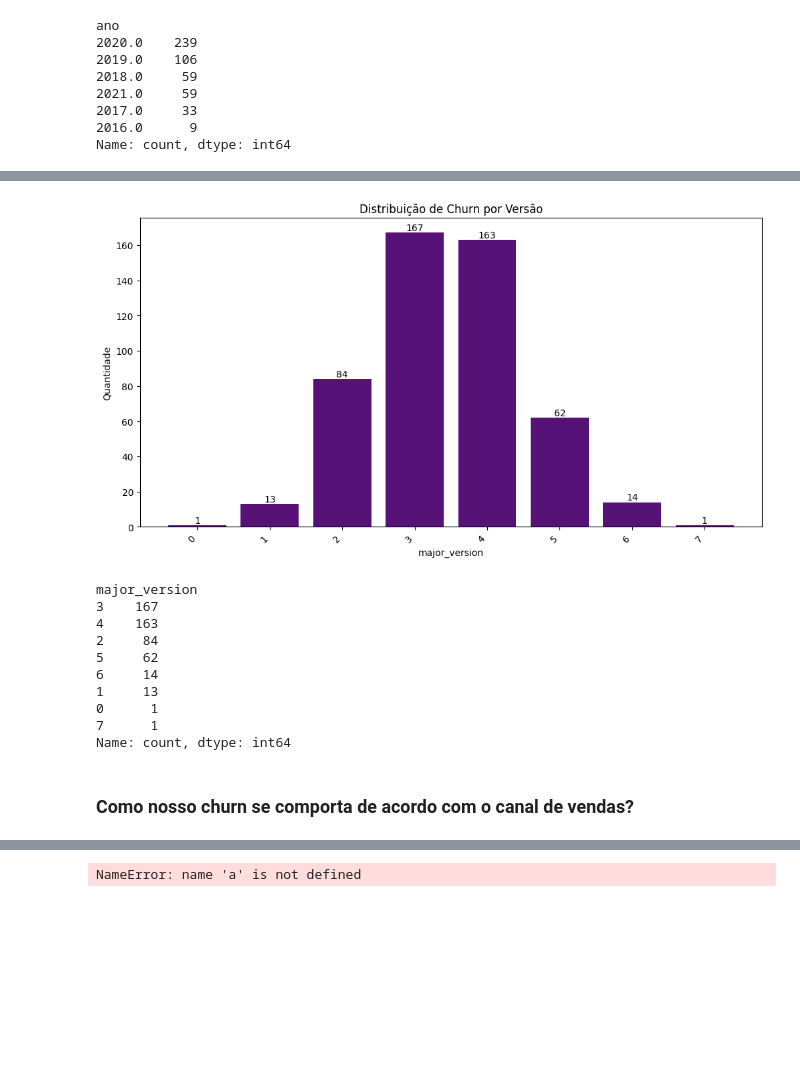
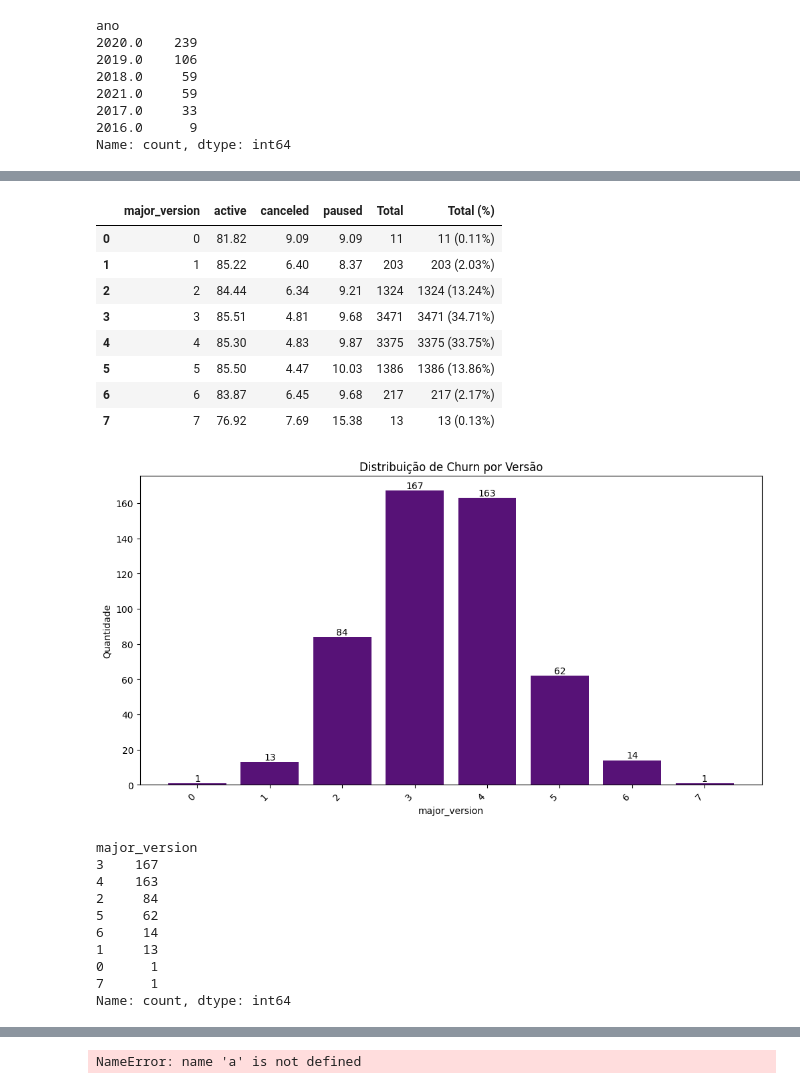
Before and after one commit to isabela-vitoriano/analise_dados_churn, a Jupyter notebook: analise_dados.ipynb, the cells around one changed output, grey strips where cells are left out. Saved outputs shown, nothing was run; the diff lists cells and outputs as text; code cells hidden in the pictures; blank space fills up the shorter version.

```diff
--- a/analise_dados.ipynb
+++ b/analise_dados.ipynb
@@ -110,8 +152,18 @@ Name: count, dtype: int64
 # Extrair o primeiro número da versão
 df['major_version'] = df['version'].str.split('.').str[0].astype(int)
 # %%
+display(calculate_status_percentage(df, 'major_version'))
 plot_bar_chart(df, 'major_version', 'Distribuição de Churn por Versão')
 # %% [output]
+|  | major_version | active | canceled | paused | Total | Total (%) |
+| 0 | 0 | 81.82 | 9.09 | 9.09 | 11 | 11 (0.11%) |
+| 1 | 1 | 85.22 | 6.40 | 8.37 | 203 | 203 (2.03%) |
+| 2 | 2 | 84.44 | 6.34 | 9.21 | 1324 | 1324 (13.24%) |
+| 3 | 3 | 85.51 | 4.81 | 9.68 | 3471 | 3471 (34.71%) |
+| 4 | 4 | 85.30 | 4.83 | 9.87 | 3375 | 3375 (33.75%) |
+| 5 | 5 | 85.50 | 4.47 | 10.03 | 1386 | 1386 (13.86%) |
+| 6 | 6 | 83.87 | 6.45 | 9.68 | 217 | 217 (2.17%) |
+| 7 | 7 | 76.92 | 7.69 | 15.38 | 13 | 13 (0.13%) |
 [figure]
 major_version
 3    167
@@ -123,5 +175,3 @@ major_version
 0      1
 7      1
 Name: count, dtype: int64
-# %% [markdown]
-### Como nosso churn se comporta de acordo com o canal de vendas?
```
Also changed, not shown: parts of 20 cells of this notebook.
